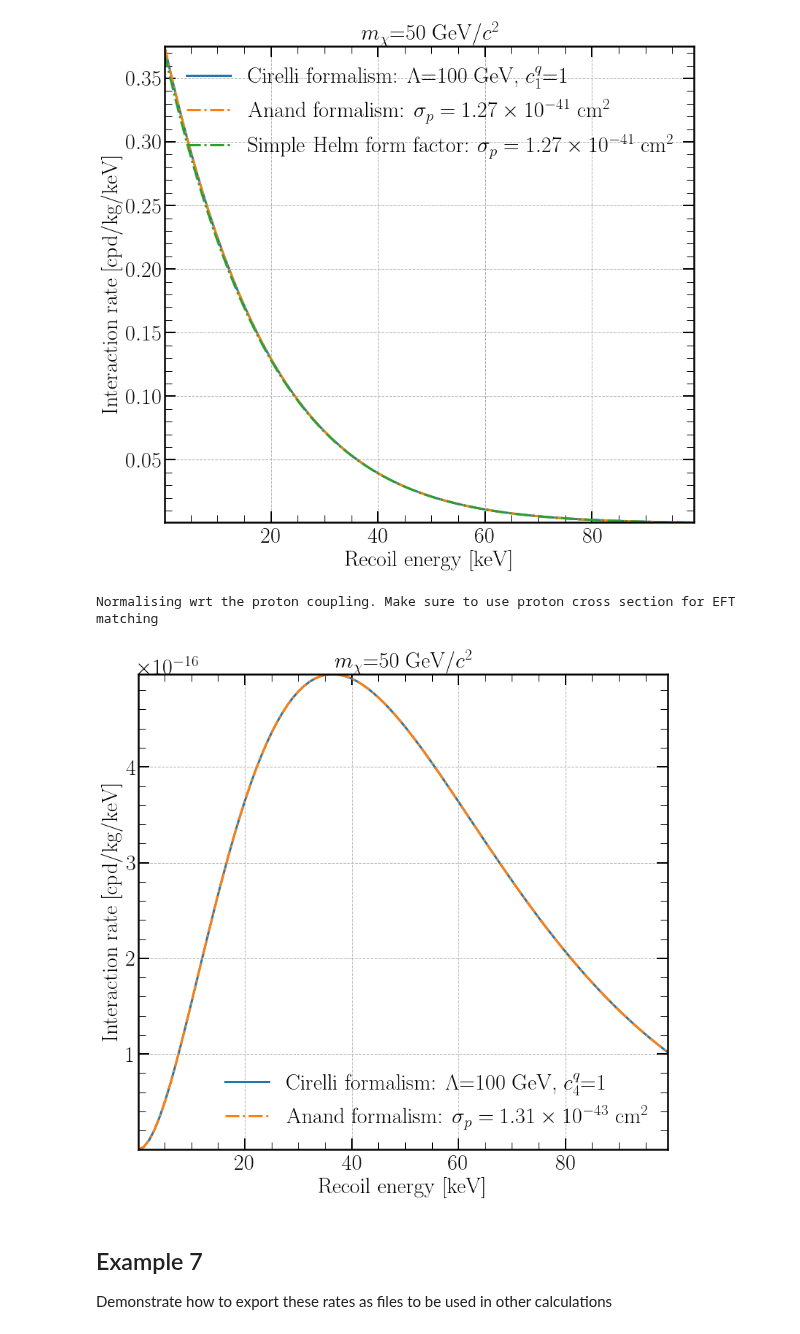
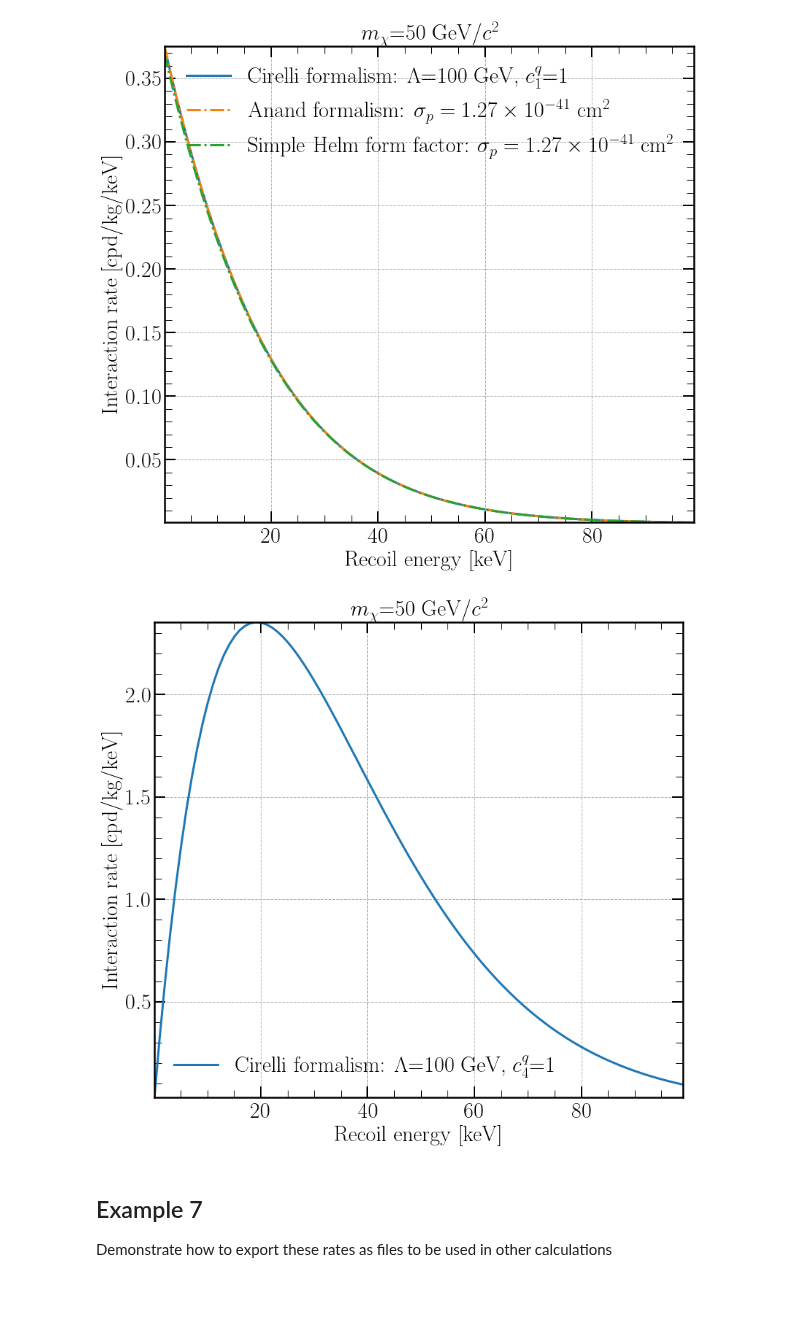
Before and after one commit to mjzurowski/sgm, a Jupyter notebook: Demo.ipynb, the cells around one changed output. Drawn from its saved outputs; the diff is of its cells as text; code cells hidden in the pictures; blank space fills up the shorter version.

```diff
--- a/Demo.ipynb
+++ b/Demo.ipynb
@@ -190,28 +190,27 @@ Normalising wrt the proton coupling. Make sure to use proton cross section for E
 # %%
 ## Now lets do F6 first, which depends on relativistic O4
 cq = c_q() # get the default all zero quark couplings
-cq["c4"]=1 # set relativistic O1 to active
+cq["c10"]=1 # set relativistic O1 to active
 mX = 50*GeV
 Lam = 100*GeV
 
 sig = sigma_p_from_EFT(cq,mX,Lam)
 
 
-F6A = AnandF6(c4_N(cq)[0],c4_N(cq)[1],jx=1,norm="p")
-F6C = NobileF6(cq,1)
+#F6A = AnandF6(c4_N(cq)[0],c4_N(cq)[1],jx=1,norm="p")
+F6C = NobileF12(cq,1)
 
 E = np.arange(0.1,100,1) # observed energy, units of keV_ee
 plt.plot(E,[Det.dRdE_True(e,F6C.dRdER,mX=mX,Lambda=Lam,VelDist=Dist) for e in E])
-plt.plot(E,[Det.dRdE_True(e,F6A.dRdER,mX=mX,sig=sig,VelDist=Dist) for e in E],"-.")
+#plt.plot(E,[Det.dRdE_True(e,F6A.dRdER,mX=mX,sig=sig,VelDist=Dist) for e in E],"-.")
 plt.xlabel("Recoil energy [keV]")
 plt.ylabel("Interaction rate [cpd/kg/keV]")
 plt.title(r"$m_{\chi}$=50 GeV/$c^2$")
 plt.legend([r"Cirelli formalism: $\Lambda$=100 GeV, $c_4^q$=1",r"Anand formalism: $\sigma_p=1.31\times 10^{-43}$ cm$^2$"])
 plt.grid()
 plt.show()
 # %% [output]
-Normalising wrt the proton coupling. Make sure to use proton cross section for EFT matching
-[figure, old version]
+[figure, new version]
 # %% [markdown]
 ## Example 7
 Demonstrate how to export these rates as files to be used in other calculations
```
Also changed, not shown: parts of 2 cells of this notebook, 2 other files.
